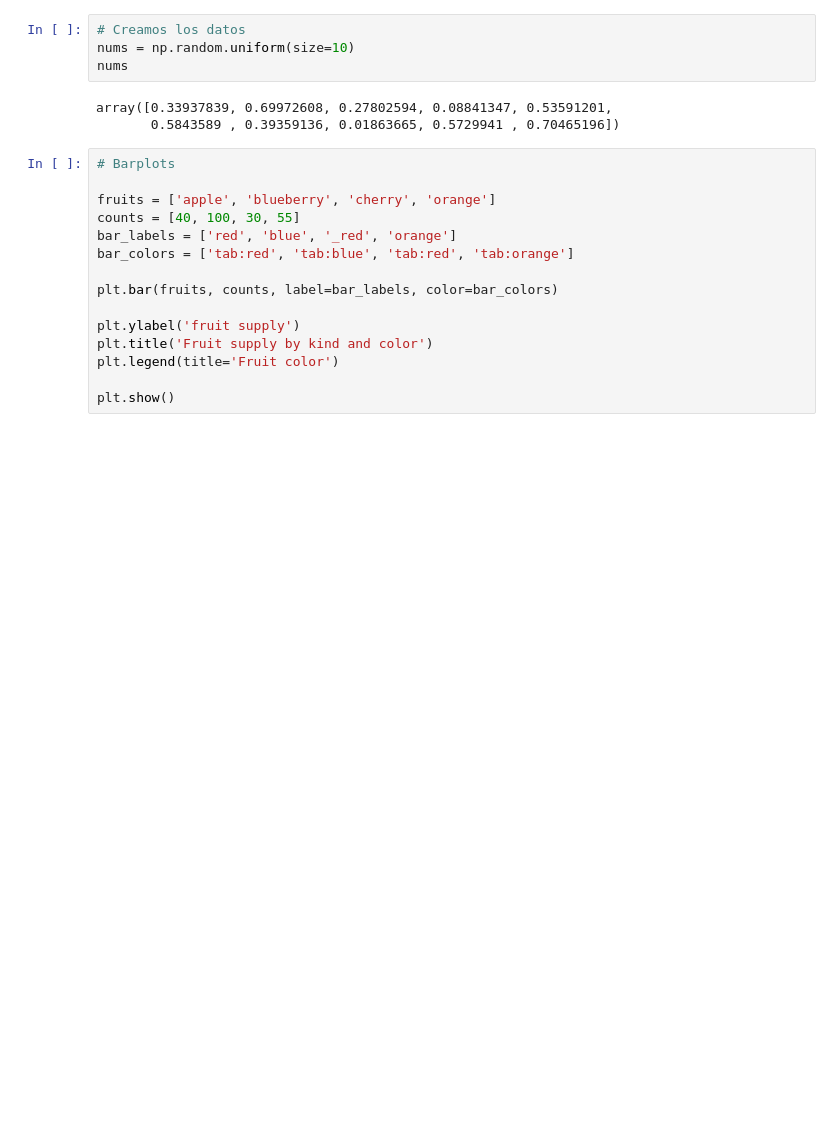
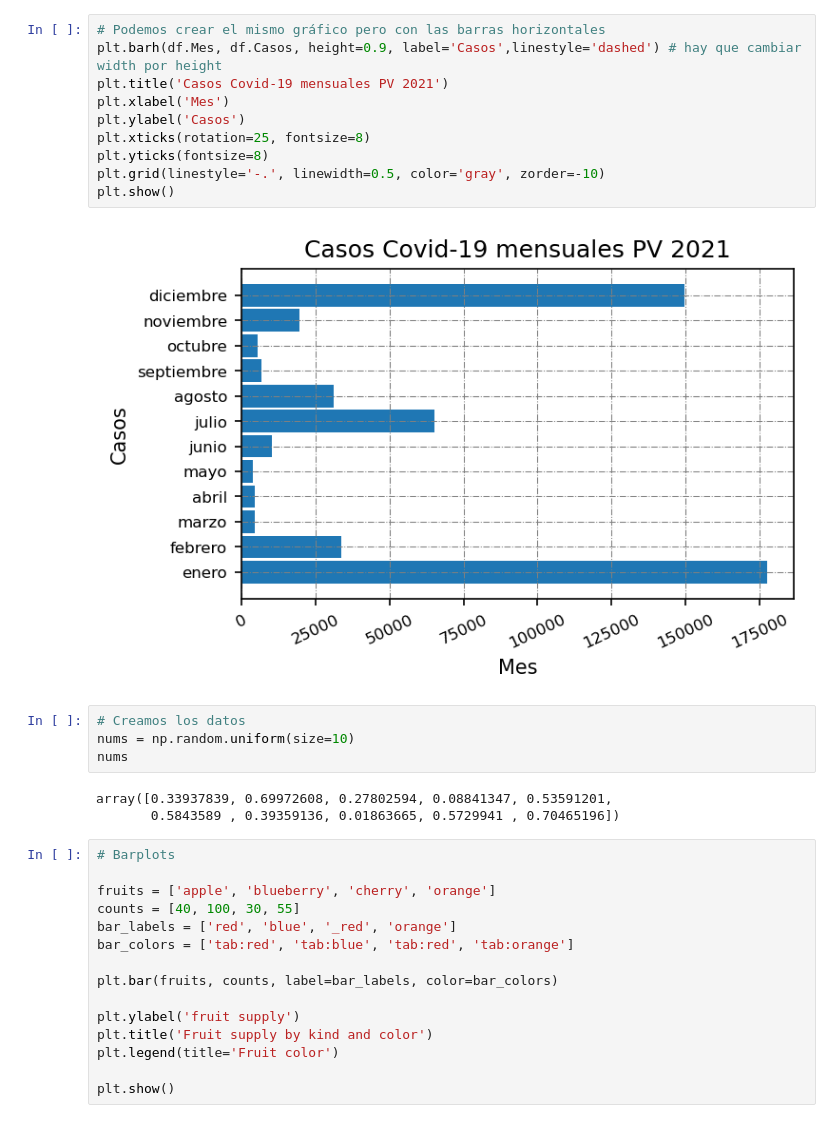
Before and after one commit to juliestadisticacode/Matplotlib-curso, a Jupyter notebook: Matplotlib_barras_histogramas.ipynb, the cells around one changed output. Drawn from its saved outputs; the diff is of its cells as text; blank space fills up the shorter version.

```diff
--- a/Matplotlib_barras_histogramas.ipynb
+++ b/Matplotlib_barras_histogramas.ipynb
@@ -31,3 +47,15 @@ plt.rcParams['figure.dpi'] = 150
+# %%
+# Podemos crear el mismo gráfico pero con las barras horizontales
+plt.barh(df.Mes, df.Casos, height=0.9, label='Casos',linestyle='dashed') # hay que cambiar width por height
+plt.title('Casos Covid-19 mensuales PV 2021')
+plt.xlabel('Mes')
+plt.ylabel('Casos')
+plt.xticks(rotation=25, fontsize=8)
+plt.yticks(fontsize=8)
+plt.grid(linestyle='-.', linewidth=0.5, color='gray', zorder=-10)
+plt.show()
+# %% [output]
+[figure, added]
 # %%
 # Creamos los datos
 nums = np.random.uniform(size=10)
```
Also changed, not shown: parts of 5 cells of this notebook, 4 other files.
